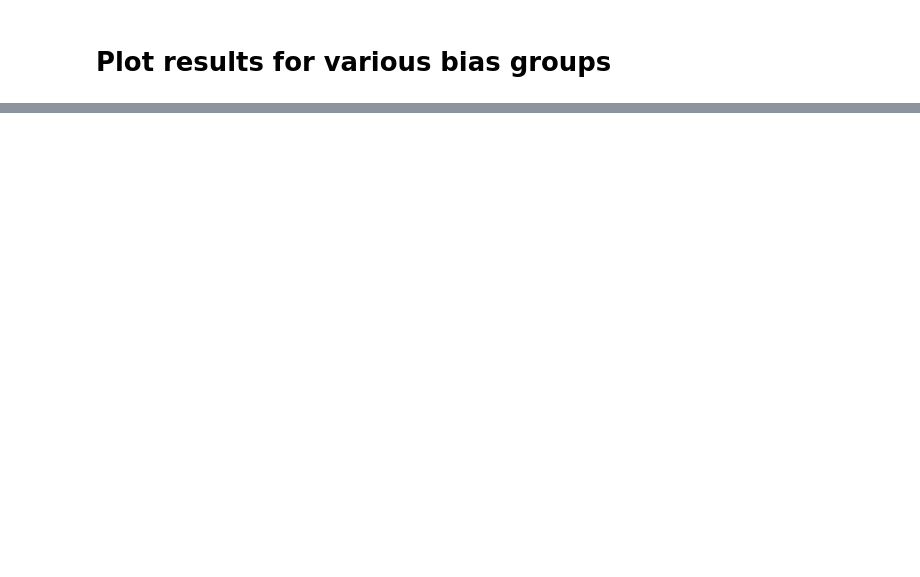
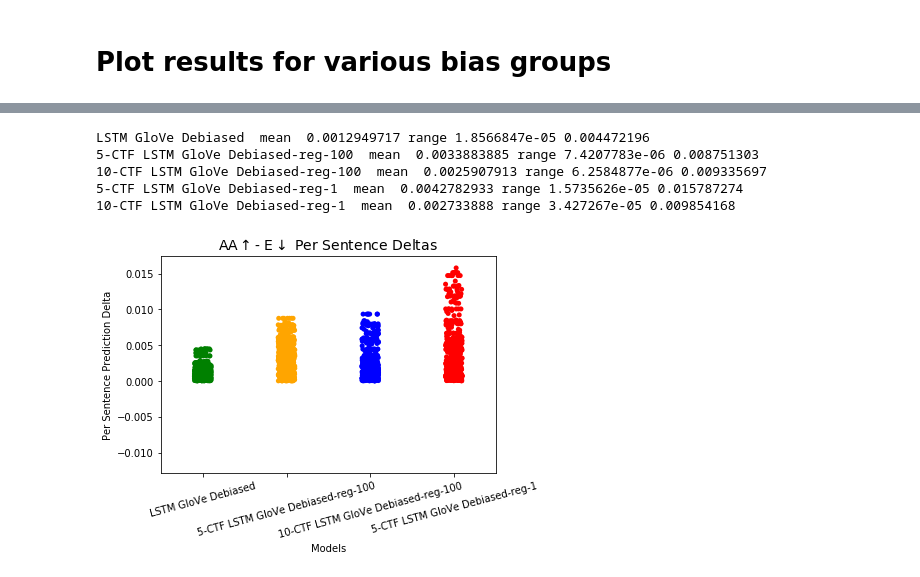
Before and after one commit to ChristopherSweeney/AIFairness, a Jupyter notebook: python_notebooks/CTF_Fair_Sentiment_Analysis.ipynb, the cells around one changed output, grey strips where cells are left out. Drawn from its saved outputs; the diff is of its cells as text; code cells hidden in the pictures; blank space fills up the shorter version.

```diff
--- a/python_notebooks/CTF_Fair_Sentiment_Analysis.ipynb
+++ b/python_notebooks/CTF_Fair_Sentiment_Analysis.ipynb
@@ -547,7 +549,7 @@ class CTF_ToxModel(ToxModel):
         """
         sentences = self.get_random_counterfactuals()
         preds = self._predict(sentences)
-        err = self.ctf_reg*(np.std(preds)**2)
+        err = self.ctf_reg*(np.std(preds))
         print('err: ', err)
         return err
 
@@ -870,0 +952,3 @@ df_aa.head()
+# %%
+_df_aa = df_aa[column_names[:-1]]
+_df_aa.head()
@@ -871,9 +962,16 @@ df_aa.head()
 # %%
-plot = seaborn.stripplot(data=df_aa,palette=global_palette)
+plot = seaborn.stripplot(data=_df_aa,palette=global_palette)
 #plot.get_figure().savefig('../images/df_aa.png', format='png',dpi=300,bbox_inches='tight')
 plot.set_xticklabels(labels=xticklabels,rotation=15)
 plot.set(xlabel='Models', ylabel='Per Sentence Prediction Delta')
 plot.set_title("AA$\uparrow$- E$\downarrow$ Per Sentence Deltas",{'fontsize':14})
 for i in xticklabels:
     print(i, " mean ", np.mean(df_aa[i]),"range", np.min(np.abs(df_aa[i])),np.max(np.abs(df_aa[i])))
 #plot.get_figure().savefig('../images/df_aa.png', format='png',dpi=300,bbox_inches='tight')
+# %% [output]
+LSTM GloVe Debiased  mean  0.0012949717 range 1.8566847e-05 0.004472196
+5-CTF LSTM GloVe Debiased-reg-100  mean  0.0033883885 range 7.4207783e-06 0.008751303
+10-CTF LSTM GloVe Debiased-reg-100  mean  0.0025907913 range 6.2584877e-06 0.009335697
+5-CTF LSTM GloVe Debiased-reg-1  mean  0.0042782933 range 1.5735626e-05 0.015787274
+10-CTF LSTM GloVe Debiased-reg-1  mean  0.002733888 range 3.427267e-05 0.009854168
+[figure, added]
```
Also changed, not shown: parts of 9 cells of this notebook.
